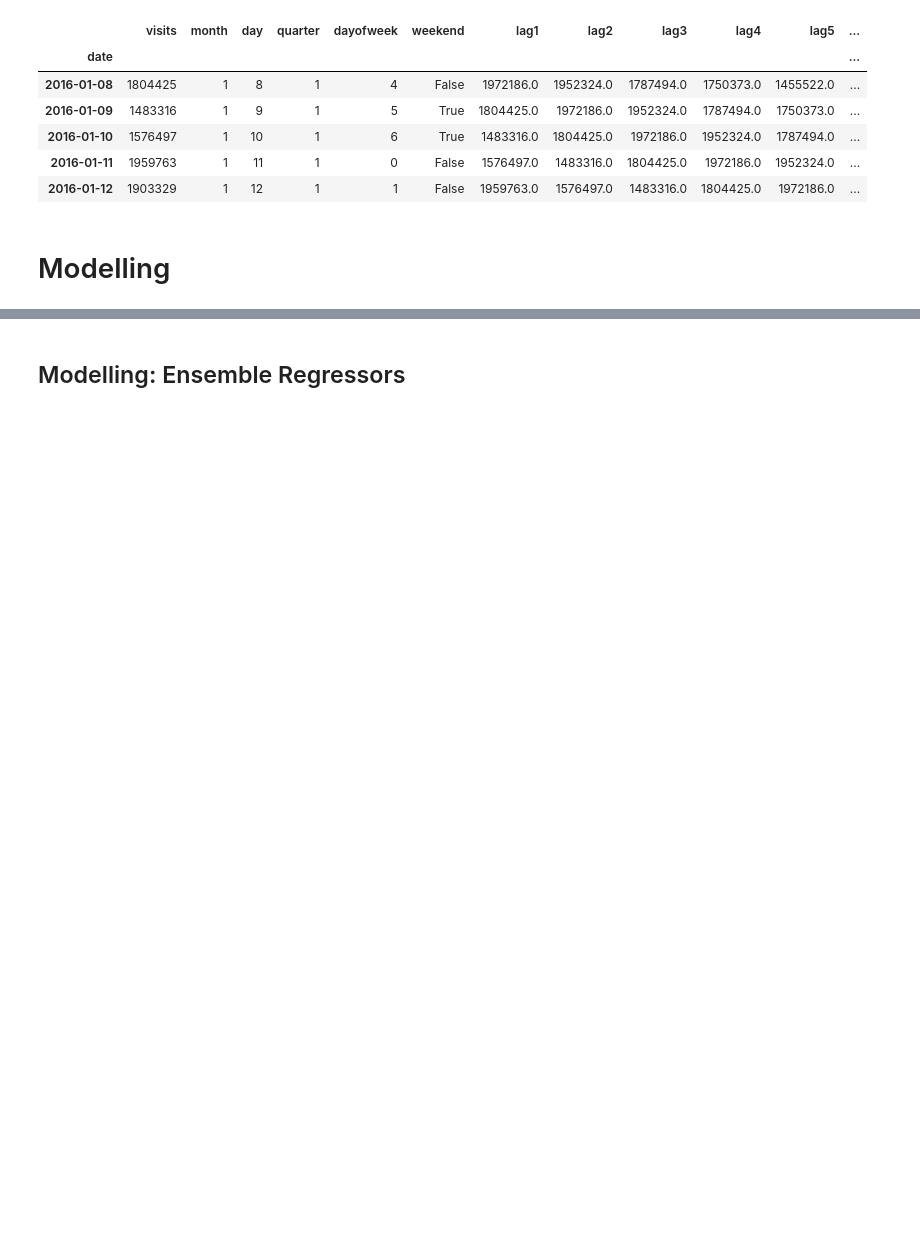
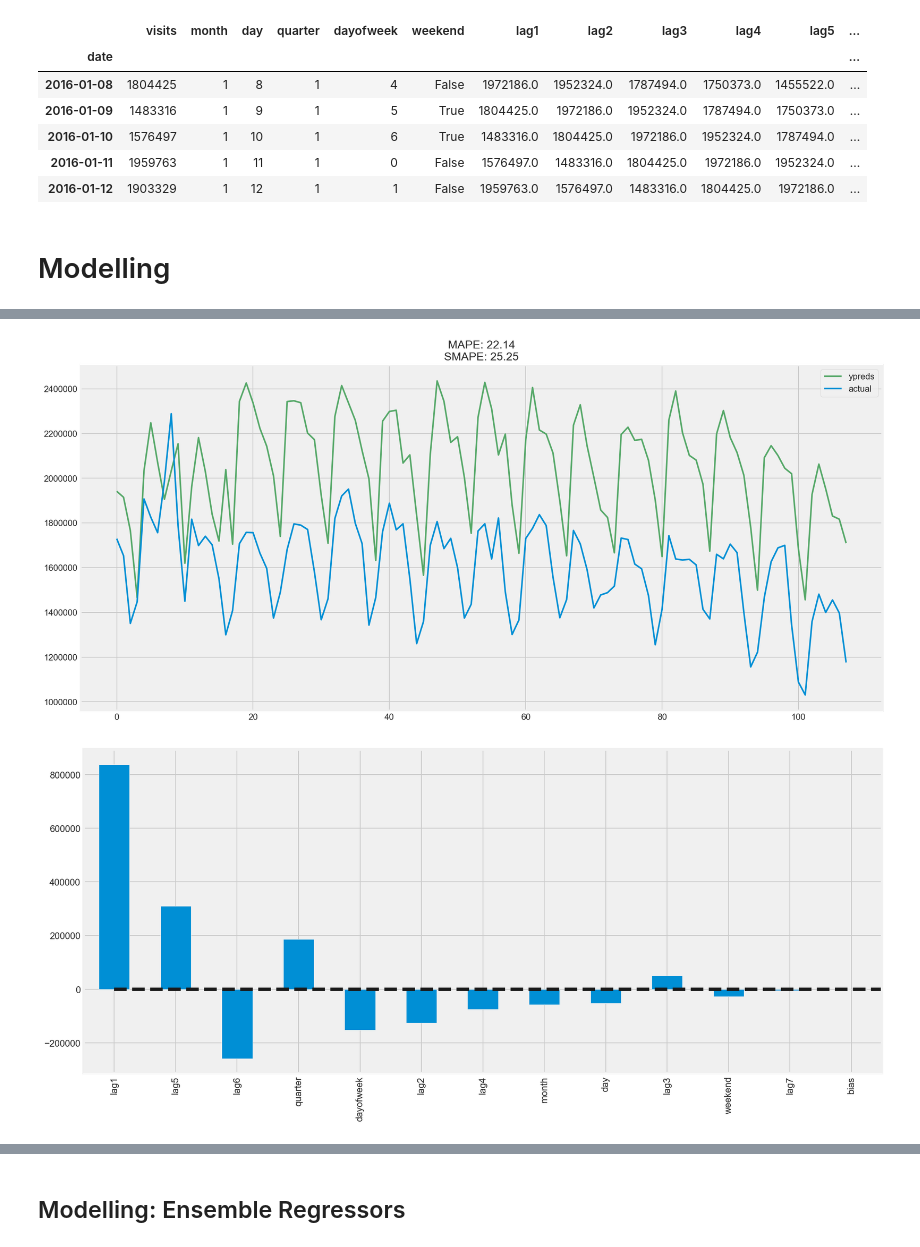
Before and after one commit to bhishanpdl/Project_Web_Traffic_Timeseries_Forecasting, a Jupyter notebook: notebooks/d03_timeseries_modelling_sklearn.ipynb, the cells around one changed output, grey strips where cells are left out. Saved outputs shown, nothing was run; the diff lists cells and outputs as text; code cells hidden in the pictures; blank space fills up the shorter version.

```diff
--- a/notebooks/d03_timeseries_modelling_sklearn.ipynb
+++ b/notebooks/d03_timeseries_modelling_sklearn.ipynb
@@ -282,0 +349,6 @@ ts = data['visits']
+# %%
+from sklearn.preprocessing import StandardScaler
+scaler = StandardScaler()
+# %%
+Xtrain_scaled = scaler.fit_transform(Xtrain)
+Xtest_scaled = scaler.transform(Xtest)
@@ -282,0 +448,10 @@ ts = data['visits']
+# %%
+# Linear Regression with scaled data
+lr = LinearRegression()
+lr.fit(Xtrain_scaled, ytrain)
+
+plot_model_results(lr, Xtrain_scaled,Xtest_scaled,ytest, plot_intervals=False)
+plot_coefficients(lr, data.columns.drop('visits'))
+# %% [output]
+[figure, added]
+[figure, added]
```
Also changed, not shown: parts of 43 cells of this notebook, 1 other file.
